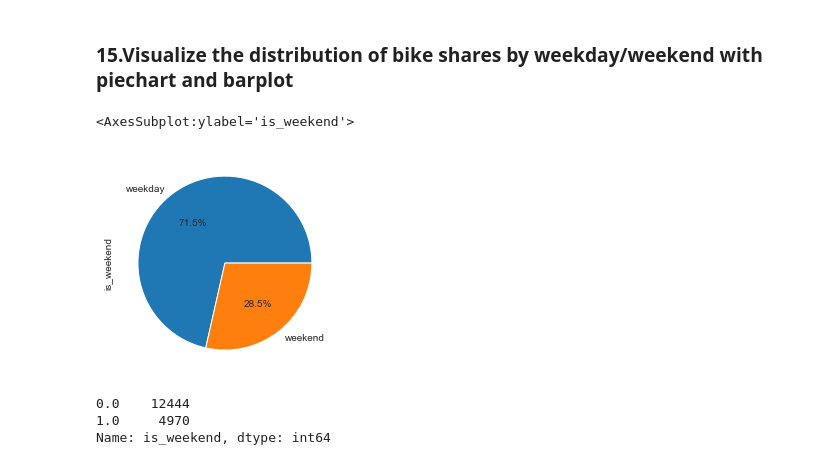
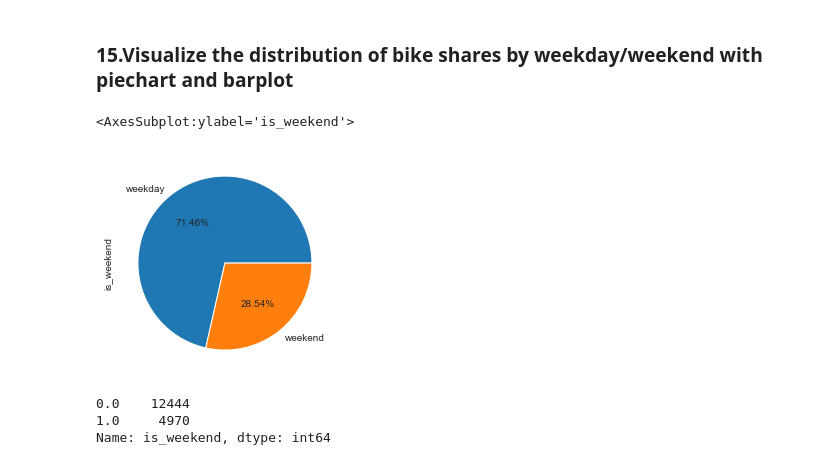
Before and after one commit to MattCon70/projects, a Jupyter notebook: capstone/DV_capstone_final.ipynb, the cells around one changed output. Saved outputs shown, nothing was run; the diff lists cells and outputs as text; code cells hidden in the pictures.

```diff
--- a/capstone/DV_capstone_final.ipynb
+++ b/capstone/DV_capstone_final.ipynb
@@ -127,6 +138,8 @@ sns.countplot(df.weather_code);
 df.timestamp = pd.to_datetime(df.timestamp)
 # %%
 df.set_index(df.timestamp, inplace=True)
+# %%
+df.drop('timestamp',axis=1,inplace=True)
 # %%
 df.head()
 # %% [output]
@@ -297,10 +323,10 @@ sns.barplot(new.season, new.cnt);
 ### 15.Visualize the distribution of bike shares by weekday/weekend with piechart and barplot
 # %%
 labels = ["weekday","weekend"]
-df.is_weekend.value_counts().plot(kind = 'pie',labels= labels,autopct='%1.1f%%')
+df.is_weekend.value_counts().plot(kind = 'pie',labels= labels,autopct='%1.2f%%')
 # %% [output]
 <AxesSubplot:ylabel='is_weekend'>
-[figure, old version]
+[figure, new version]
 # %%
 df.is_weekend.value_counts()
 # %% [output]
```
Also changed, not shown: parts of 20 cells of this notebook.
